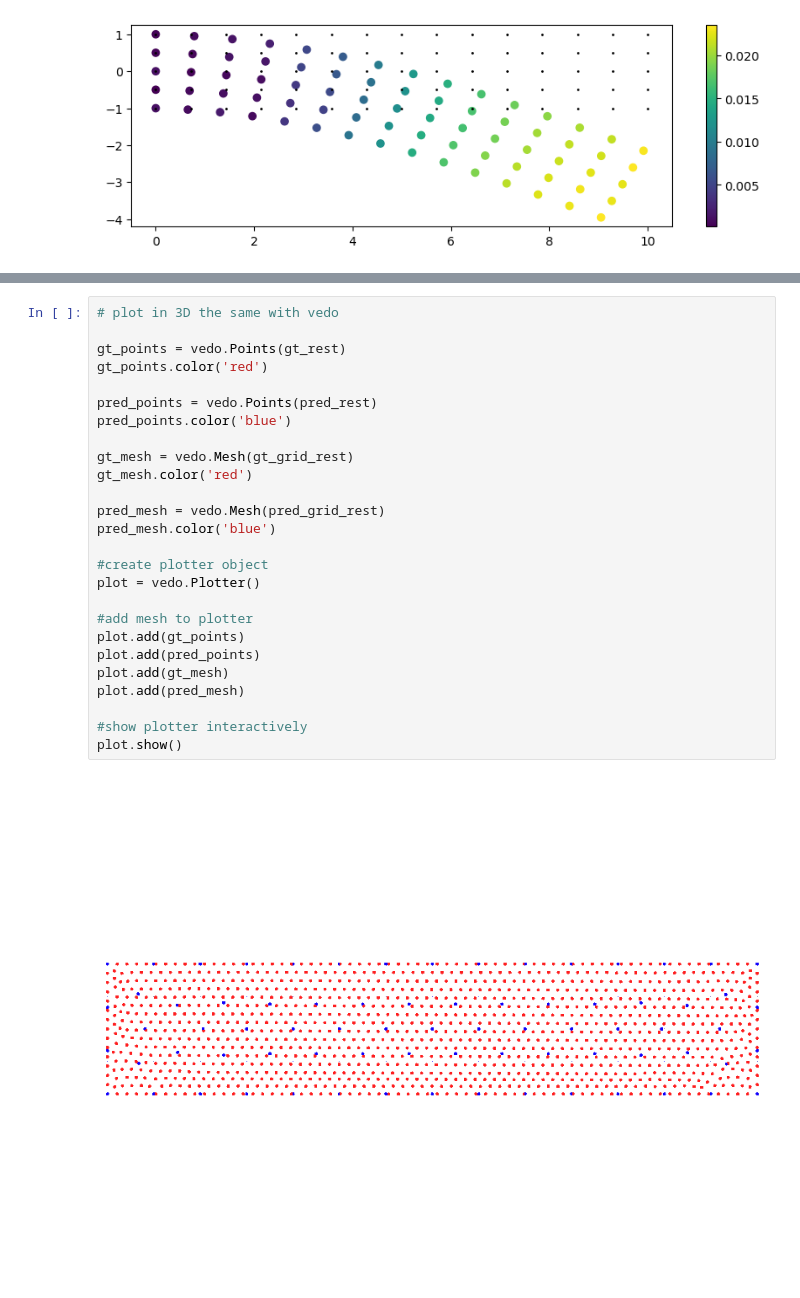
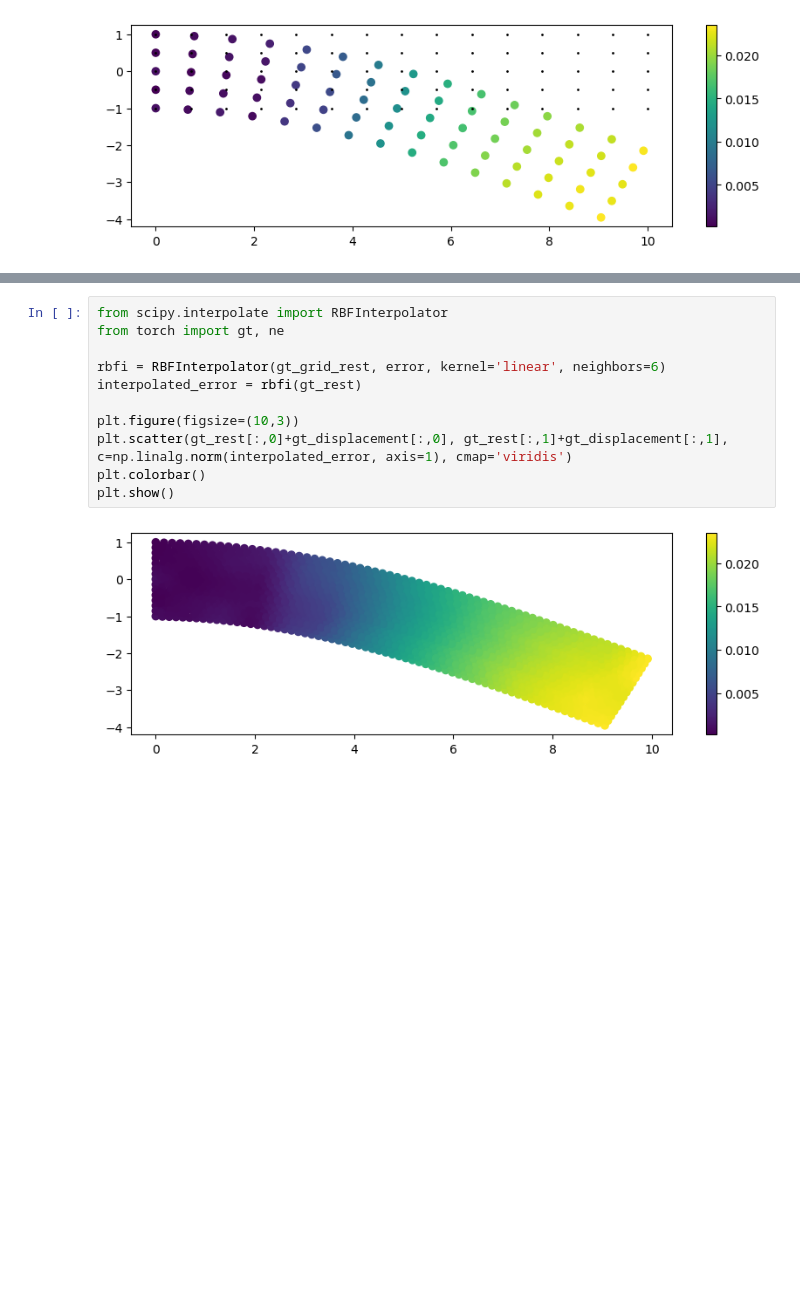
Before and after one commit to itsmebonny/Sofa_Playground, a Jupyter notebook: images_data/vedo_notebook.ipynb, the cells around one changed output, grey strips where cells are left out. Saved outputs shown, nothing was run; the diff lists cells and outputs as text; blank space fills up the shorter version.

```diff
--- a/images_data/vedo_notebook.ipynb
+++ b/images_data/vedo_notebook.ipynb
@@ -52,28 +54,13 @@ plt.show()
-# %%
-# plot in 3D the same with vedo
-
-gt_points = vedo.Points(gt_rest)
-gt_points.color('red')
-
-pred_points = vedo.Points(pred_rest)
-pred_points.color('blue')
-
-gt_mesh = vedo.Mesh(gt_grid_rest)
-gt_mesh.color('red')
-
-pred_mesh = vedo.Mesh(pred_grid_rest)
-pred_mesh.color('blue')
-
-#create plotter object
-plot = vedo.Plotter()
-
-#add mesh to plotter
-plot.add(gt_points)
-plot.add(pred_points)
-plot.add(gt_mesh)
-plot.add(pred_mesh)
-
-#show plotter interactively
-plot.show()
-# %% [output]
-[figure, removed]
+# %%
+from scipy.interpolate import RBFInterpolator
+from torch import gt, ne
+
+rbfi = RBFInterpolator(gt_grid_rest, error, kernel='linear', neighbors=6)
+interpolated_error = rbfi(gt_rest)
+
+plt.figure(figsize=(10,3))
+plt.scatter(gt_rest[:,0]+gt_displacement[:,0], gt_rest[:,1]+gt_displacement[:,1], c=np.linalg.norm(interpolated_error, axis=1), cmap='viridis')
+plt.colorbar()
+plt.show()
+# %% [output]
+[figure, added]
```
Also changed, not shown: parts of 3 cells of this notebook, 8 other files.
